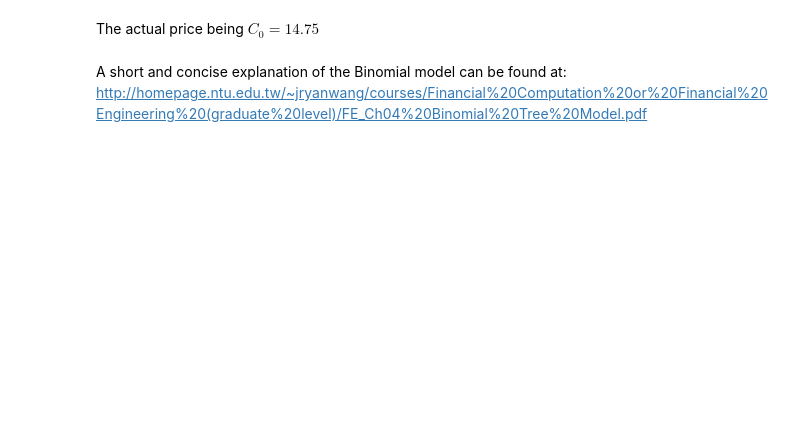
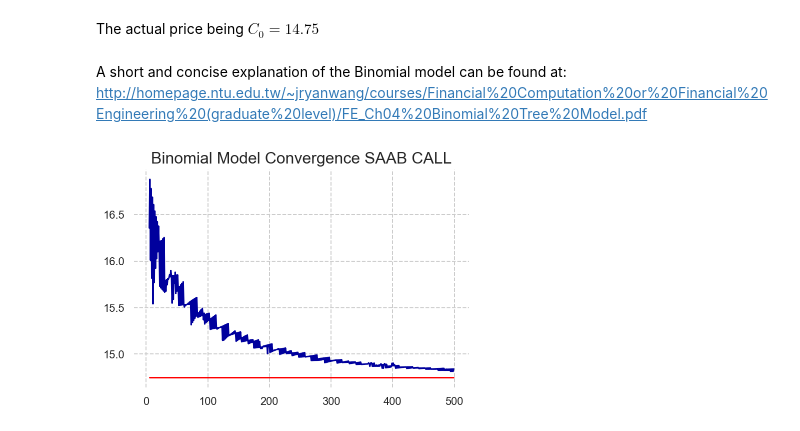
Before and after one commit to Sinbad-The-Sailor/Financial-Mathematics-Notebooks, a Jupyter notebook: options_pricing_binomial.ipynb, the cells around one changed output. Cells and saved outputs as stored; diff of their text form; code cells hidden in the pictures; blank space fills up the shorter version.

Commit message:
Binomial model complete.

```diff
--- a/options_pricing_binomial.ipynb
+++ b/options_pricing_binomial.ipynb
@@ -116,11 +116,11 @@ def euro_call(next, q, rate, delta_t):
         current[i] = np.exp(-rate * delta_t) * (q * next[i] + (1-q) * next[i+1])
     return current
 # %%
-def american_call(next, q, spot, rate, delta_t):
+def american_call(next, q, spot, rate, delta_t, strike):
     number_of_prices = len(next)
     current = np.zeros(number_of_prices-1)
     for i in range(len(current)):
-        current[i] = np.max([np.exp(-rate * delta_t) * (q * next[i] + (1-q) * next[i+1]), spot[i]])
+        current[i] = np.max([np.exp(-rate * delta_t) * (q * next[i] + (1-q) * next[i+1]), spot[i]- strike])
     return current
 # %% [markdown]
 The option's price is the calculated recursively backwards. It suffices to keep the precious array of options prices, making this computation highly efficient.
@@ -180,7 +180,7 @@ def price_option(imp_vol, spot, strike, expiry, delta_t, rate, div_yield, div=0,
     if type == "CA":
         next = call_payoff(spot_matrix[:,-1], strike)
         for i in range(steps):
-            current = american_call(next, q, spot_matrix[:,-i-1]-strike, rate, delta_t)
+            current = american_call(next, q, spot_matrix[:,-i-1]-strike, rate, delta_t, strike)
             next = current
 
     options_price = next[0]
@@ -224,3 +224,19 @@ The actual price being $C_0 = 14.75$
 # %% [markdown]
 A short and concise explanation of the Binomial model can be found at:
 http://homepage.ntu.edu.tw/~jryanwang/courses/Financial%20Computation%20or%20Financial%20Engineering%20(graduate%20level)/FE_Ch04%20Binomial%20Tree%20Model.pdf
+# %%
+prices_american = []
+steps_american = []
+for i in range(5, 500):
+    prices_american.append(price_option(0.285, 232.60-4.174*np.exp(0.05/100*288/365), 250, 288/365, 288/365/(i), -0.05/100, 0, 4.174, 130/365, "CA"))
+    steps_american.append(i)
+# %%
+fig, ax = plt.subplots()
+fig.set_size_inches(6,4)
+ax.plot(steps_american, 495*[14.75], color='red')
+ax.plot(steps_american, prices_american)
+ax.set_title("Binomial Model Convergence SAAB CALL", fontsize=16)
+plt.box(False)
+plt.show()
+# %% [output]
+[figure, added]
```
Also changed, not shown: parts of 2 cells of this notebook.
